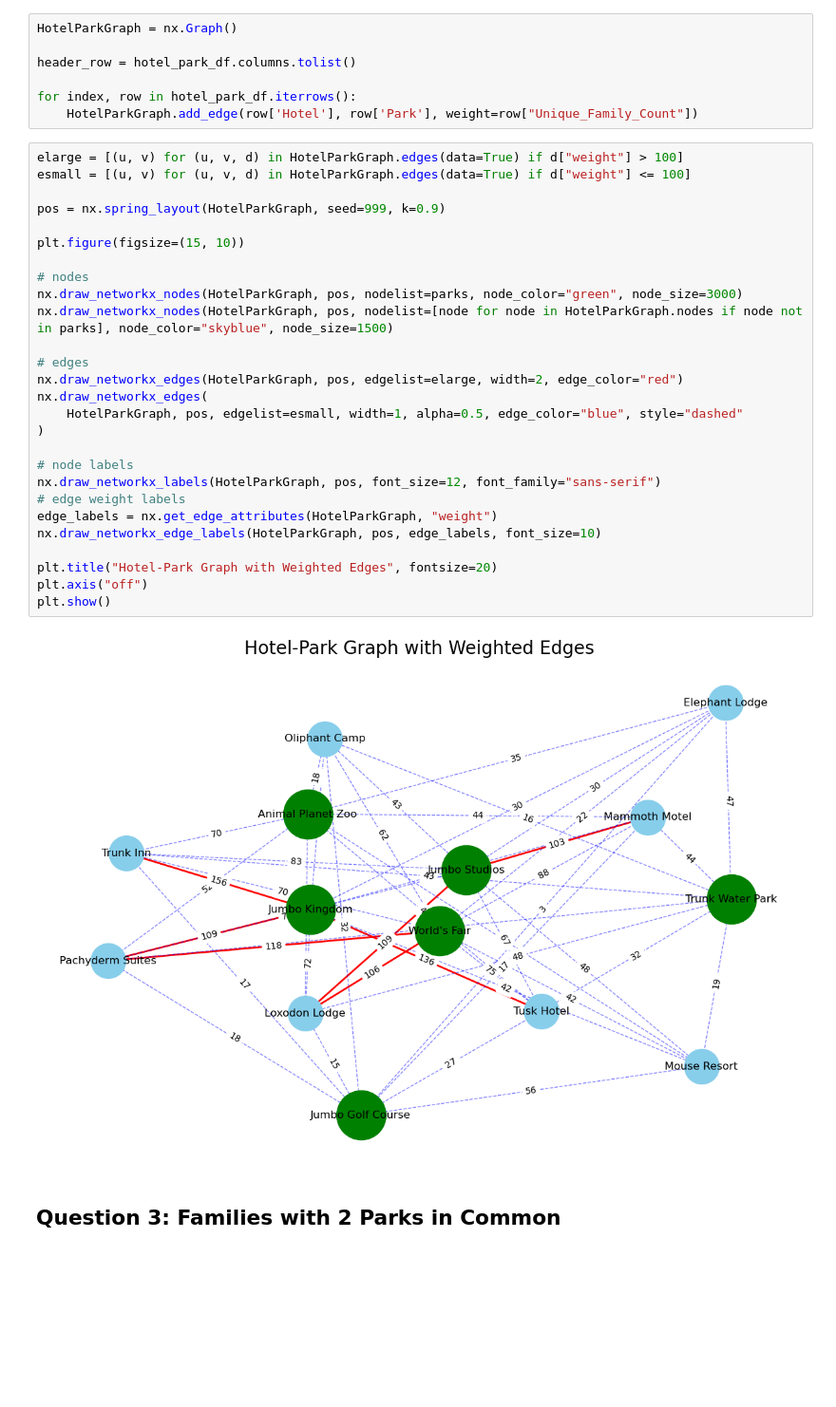
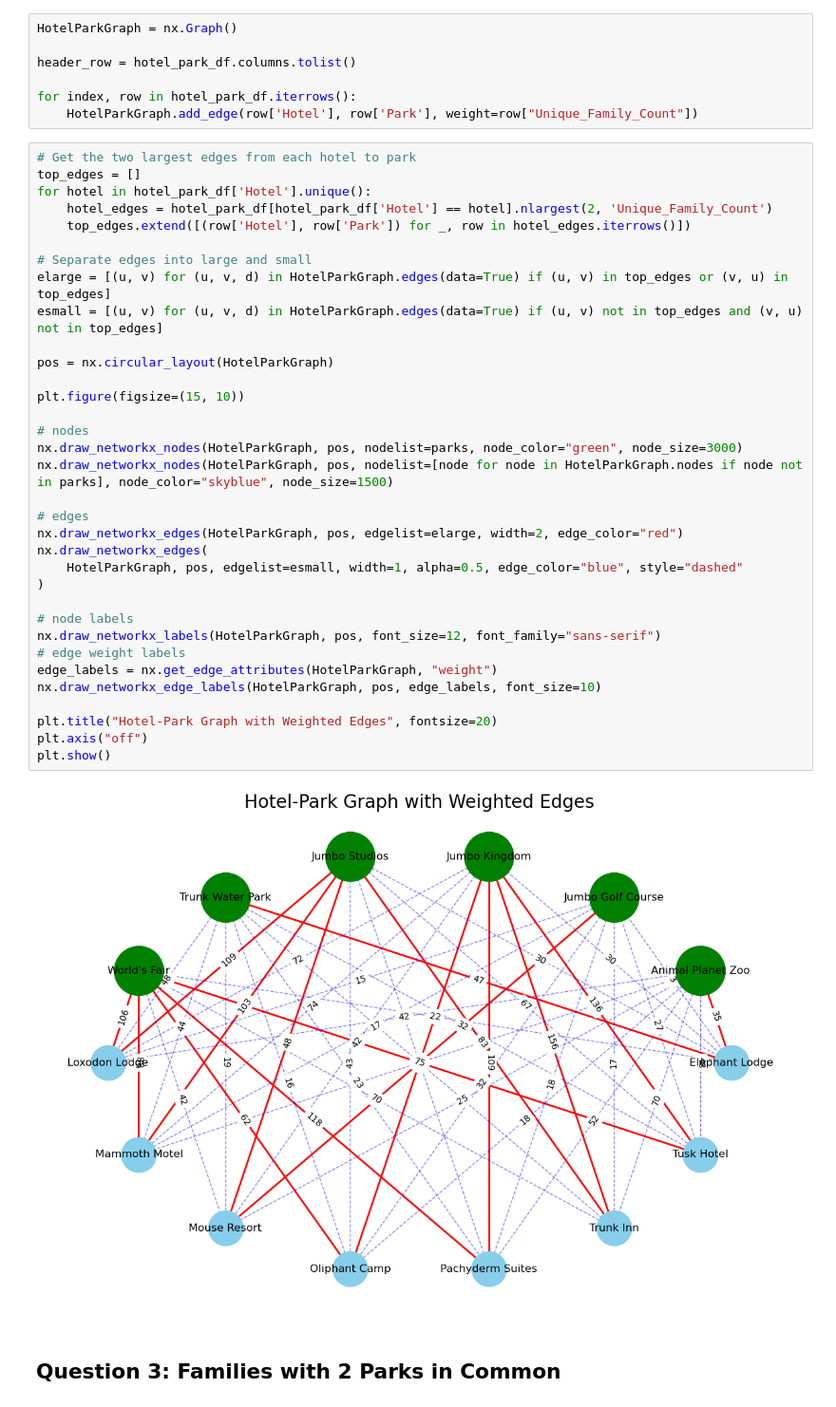
Before and after one commit to coopergolemme/cs142, a Jupyter notebook: hw0/hw0.ipynb, the cells around one changed output. Shown at 95% size. Drawn from its saved outputs; the diff is of its cells as text; blank space fills up the shorter version.

```diff
--- a/hw0/hw0.ipynb
+++ b/hw0/hw0.ipynb
@@ -123,34 +122,41 @@ header_row = hotel_park_df.columns.tolist()
 for index, row in hotel_park_df.iterrows():
     HotelParkGraph.add_edge(row['Hotel'], row['Park'], weight=row["Unique_Family_Count"])
 # %%
-elarge = [(u, v) for (u, v, d) in HotelParkGraph.edges(data=True) if d["weight"] > 100]
-esmall = [(u, v) for (u, v, d) in HotelParkGraph.edges(data=True) if d["weight"] <= 100]
+# Get the two largest edges from each hotel to park
+top_edges = []
+for hotel in hotel_park_df['Hotel'].unique():
+    hotel_edges = hotel_park_df[hotel_park_df['Hotel'] == hotel].nlargest(2, 'Unique_Family_Count')
+    top_edges.extend([(row['Hotel'], row['Park']) for _, row in hotel_edges.iterrows()])
 
-pos = nx.spring_layout(HotelParkGraph, seed=999, k=0.9)
+# Separate edges into large and small
+elarge = [(u, v) for (u, v, d) in HotelParkGraph.edges(data=True) if (u, v) in top_edges or (v, u) in top_edges]
+esmall = [(u, v) for (u, v, d) in HotelParkGraph.edges(data=True) if (u, v) not in top_edges and (v, u) not in top_edges]
+
+pos = nx.circular_layout(HotelParkGraph)
 
 plt.figure(figsize=(15, 10))
 
 # nodes
 nx.draw_networkx_nodes(HotelParkGraph, pos, nodelist=parks, node_color="green", node_size=3000)
 nx.draw_networkx_nodes(HotelParkGraph, pos, nodelist=[node for node in HotelParkGraph.nodes if node not in parks], node_color="skyblue", node_size=1500)
 
 # edges
 nx.draw_networkx_edges(HotelParkGraph, pos, edgelist=elarge, width=2, edge_color="red")
 nx.draw_networkx_edges(
     HotelParkGraph, pos, edgelist=esmall, width=1, alpha=0.5, edge_color="blue", style="dashed"
 )
 
 # node labels
 nx.draw_networkx_labels(HotelParkGraph, pos, font_size=12, font_family="sans-serif")
 # edge weight labels
 edge_labels = nx.get_edge_attributes(HotelParkGraph, "weight")
 nx.draw_networkx_edge_labels(HotelParkGraph, pos, edge_labels, font_size=10)
 
 plt.title("Hotel-Park Graph with Weighted Edges", fontsize=20)
 plt.axis("off")
 plt.show()
 # %% [output]
-[figure, old version]
+[figure, new version]
 # %% [markdown]
 ## Question 3: Families with 2 Parks in Common
 # %% [markdown]
```
Also changed, not shown: parts of 5 cells of this notebook, 2 other files.
